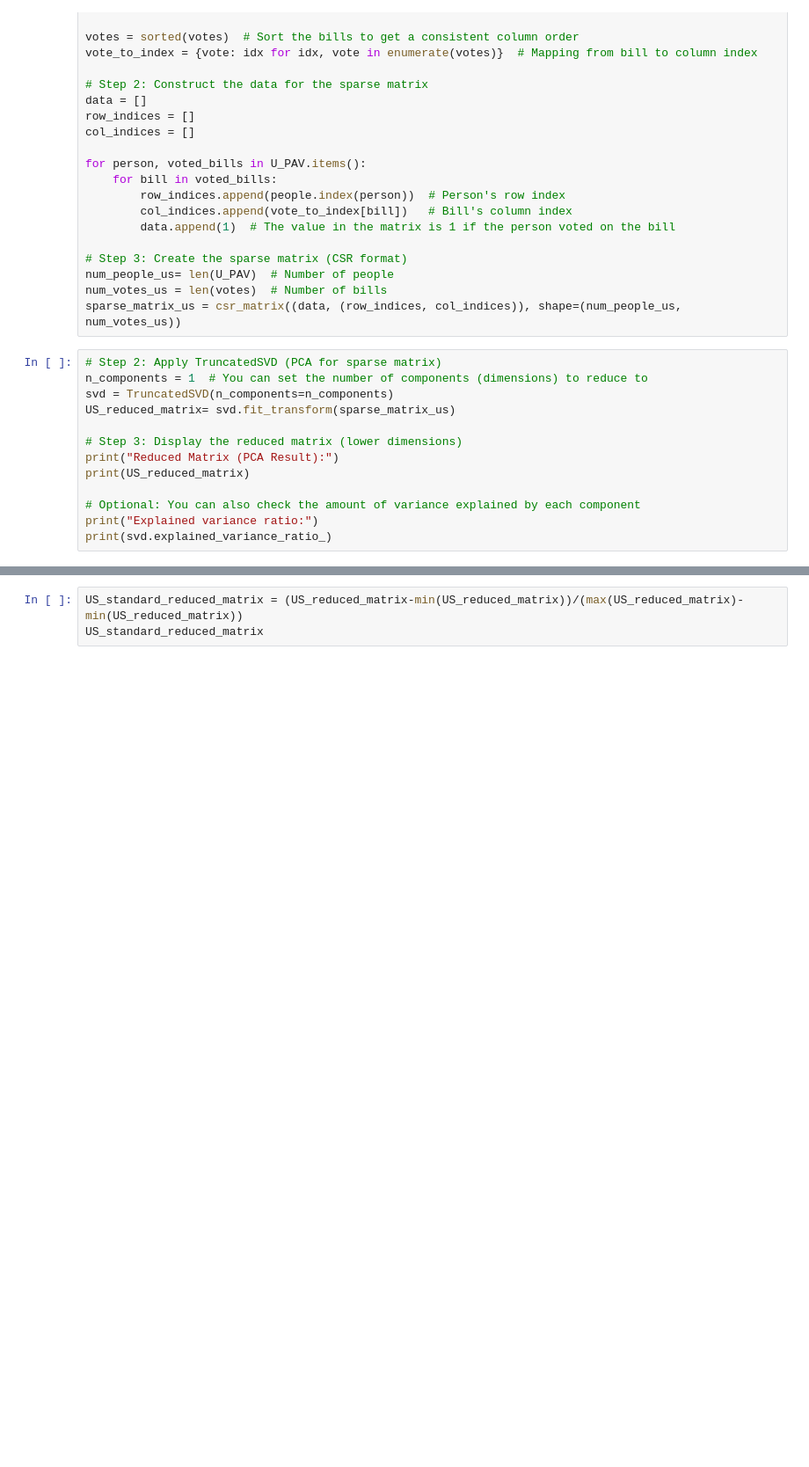
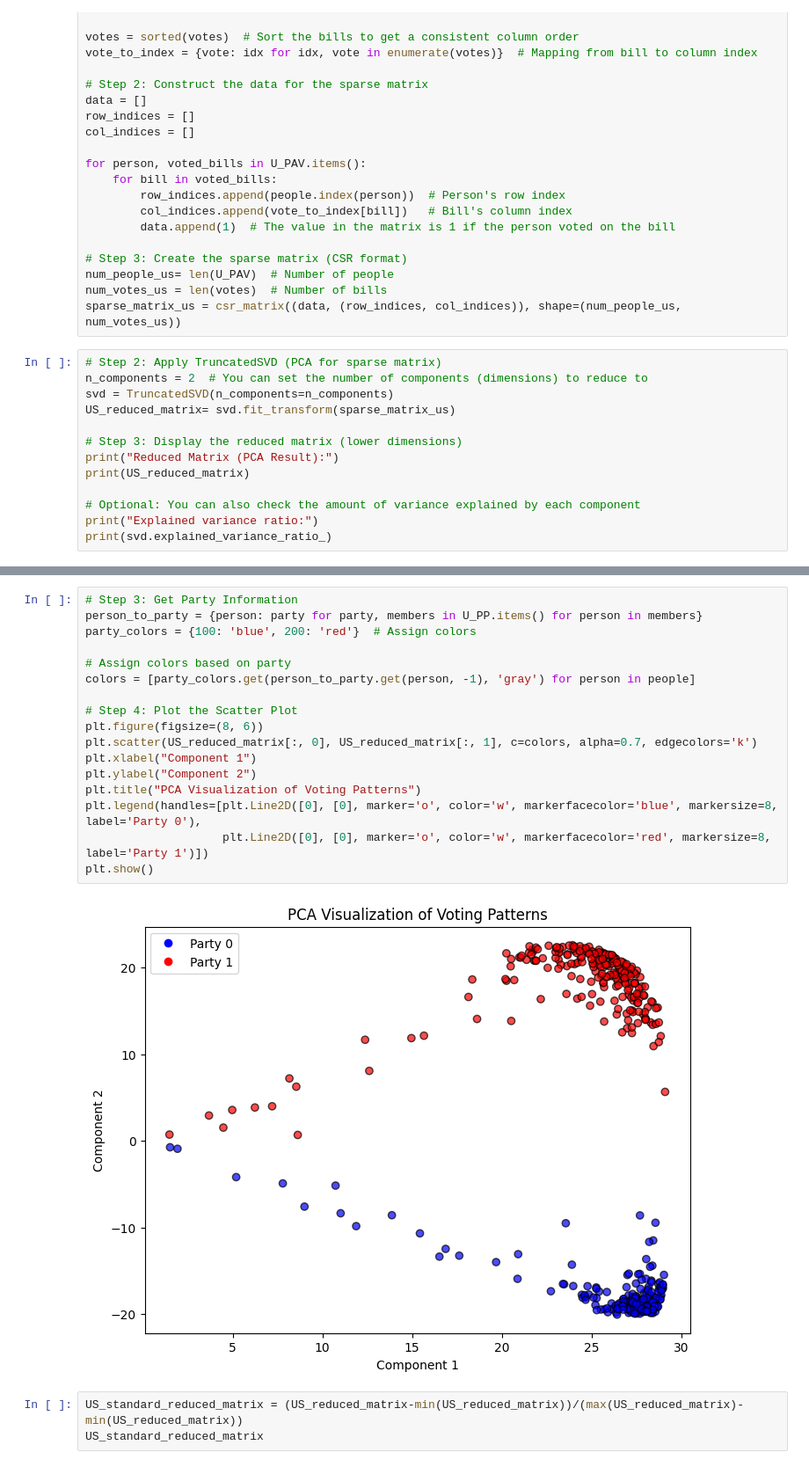
Before and after one commit to Lukas1930/Polarization, a Jupyter notebook: Network-Construction.ipynb, the cells around one changed output, grey strips where cells are left out. Shown at 88% size. Drawn from its saved outputs; the diff is of its cells as text; blank space fills up the shorter version.

```diff
--- a/Network-Construction.ipynb
+++ b/Network-Construction.ipynb
@@ -451,7 +451,7 @@ num_votes_us = len(votes)  # Number of bills
 sparse_matrix_us = csr_matrix((data, (row_indices, col_indices)), shape=(num_people_us, num_votes_us))
 # %%
 # Step 2: Apply TruncatedSVD (PCA for sparse matrix)
-n_components = 1  # You can set the number of components (dimensions) to reduce to
+n_components = 2  # You can set the number of components (dimensions) to reduce to
 svd = TruncatedSVD(n_components=n_components)
 US_reduced_matrix= svd.fit_transform(sparse_matrix_us)
 
@@ -483,3 +483,22 @@ Explained variance ratio:
+# %%
+# Step 3: Get Party Information
+person_to_party = {person: party for party, members in U_PP.items() for person in members}
+party_colors = {100: 'blue', 200: 'red'}  # Assign colors
+
+# Assign colors based on party
+colors = [party_colors.get(person_to_party.get(person, -1), 'gray') for person in people]
+
+# Step 4: Plot the Scatter Plot
+plt.figure(figsize=(8, 6))
+plt.scatter(US_reduced_matrix[:, 0], US_reduced_matrix[:, 1], c=colors, alpha=0.7, edgecolors='k')
+plt.xlabel("Component 1")
+plt.ylabel("Component 2")
+plt.title("PCA Visualization of Voting Patterns")
+plt.legend(handles=[plt.Line2D([0], [0], marker='o', color='w', markerfacecolor='blue', markersize=8, label='Party 0'),
+                    plt.Line2D([0], [0], marker='o', color='w', markerfacecolor='red', markersize=8, label='Party 1')])
+plt.show()
+# %% [output]
+[figure, added]
 # %%
 US_standard_reduced_matrix = (US_reduced_matrix-min(US_reduced_matrix))/(max(US_reduced_matrix)-min(US_reduced_matrix))
 US_standard_reduced_matrix
```
Also changed, not shown: parts of 5 cells of this notebook, 1 other file.
